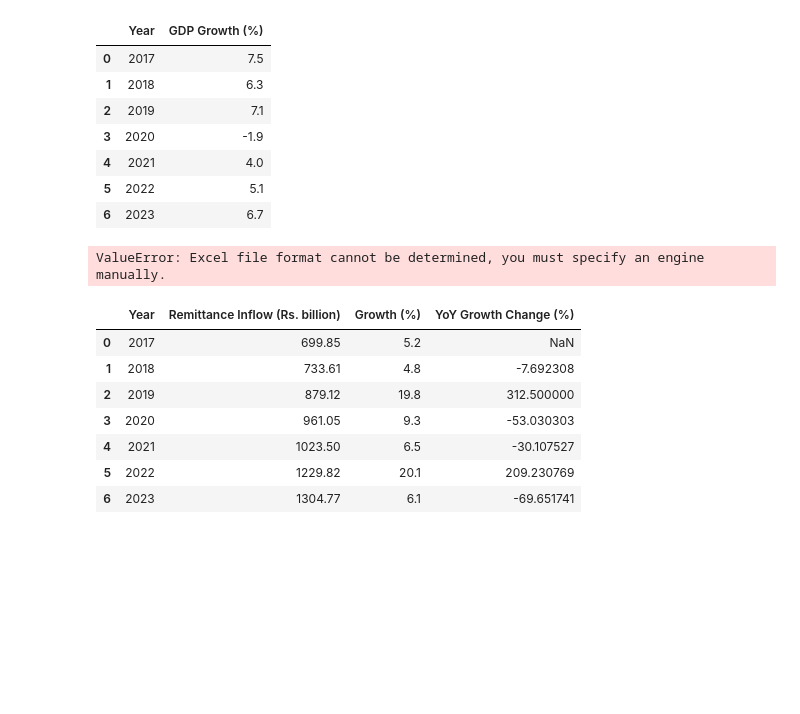
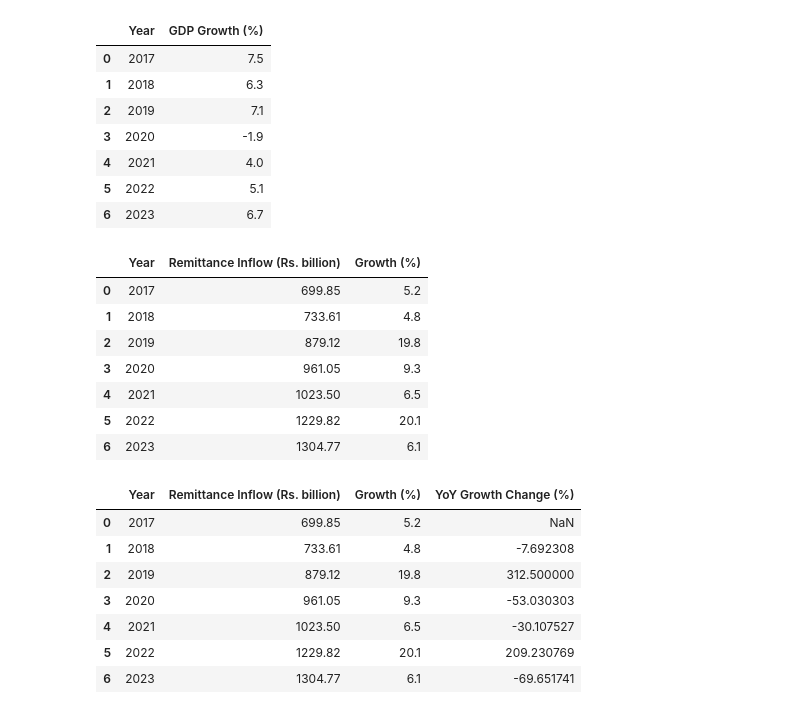
Before and after one commit to sandhyamainali/python, a Jupyter notebook: wk3_Assignment_final.ipynb, the cells around one changed output. Saved outputs shown, nothing was run; the diff lists cells and outputs as text; code cells hidden in the pictures; blank space fills up the shorter version.

```diff
--- a/wk3_Assignment_final.ipynb
+++ b/wk3_Assignment_final.ipynb
@@ -136,37 +136,25 @@ display (economic_data)
 | 4 | 2021 | 4.0 |
 | 5 | 2022 | 5.1 |
 | 6 | 2023 | 6.7 |
-# %%
-# Remitance data
-import pandas as pd
-from IPython.display import display
-import matplotlib.pyplot as plt
-
-file_path = "Remittance_Data.xlsx"
-remitance_data = pd.read_excel(('data/Remittance_Data.xlsx') , sheet_name="Sheet1")
-data = {
-    "Year": [2017, 2018, 2019, 2020, 2021, 2022, 2023],
-    "Growth (%)": [5.2, 4.8, 19.8, 9.3, 6.5, 20.1, 6.1]
-}
-df = pd.DataFrame(data)
-plt.figure(figsize=(15,10))
-plt.plot(df["Year"], df["Growth (%)"], marker='o', linestyle='-')
-
-
-remitance_data.to_csv("data/Remittance_Data.xlsx", index=False)
-
-
-display (remitance_data)
-plt.xlabel("Year")
-plt.ylabel("Growth (%)")
-plt.title("CPI Inflation Trend Over Time")
-plt.grid(True)
-plt.show()
-
-remitance_data.to_csv("data/Remittance_Data.csv", index=False)
-display (remitance_data)
-# %% [output]
-ValueError: Excel file format cannot be determined, you must specify an engine manually.
+# %%
+import pandas as pd
+from IPython.display import display
+# Load the Excel file
+  # Change this to your Excel file path
+df = pd.read_csv('data\Remittance_Data.csv')  # Specify sheet name if needed
+
+# Save as CSVerts to CSV without the index column
+
+display (df)
+# %% [output]
+|  | Year | Remittance Inflow (Rs. billion) | Growth (%) |
+| 0 | 2017 | 699.85 | 5.2 |
+| 1 | 2018 | 733.61 | 4.8 |
+| 2 | 2019 | 879.12 | 19.8 |
+| 3 | 2020 | 961.05 | 9.3 |
+| 4 | 2021 | 1023.50 | 6.5 |
+| 5 | 2022 | 1229.82 | 20.1 |
+| 6 | 2023 | 1304.77 | 6.1 |
 # %%
 #Trade Data
 import pandas as pd
```
Also changed, not shown: parts of 1 cell of this notebook, 18 other files.
